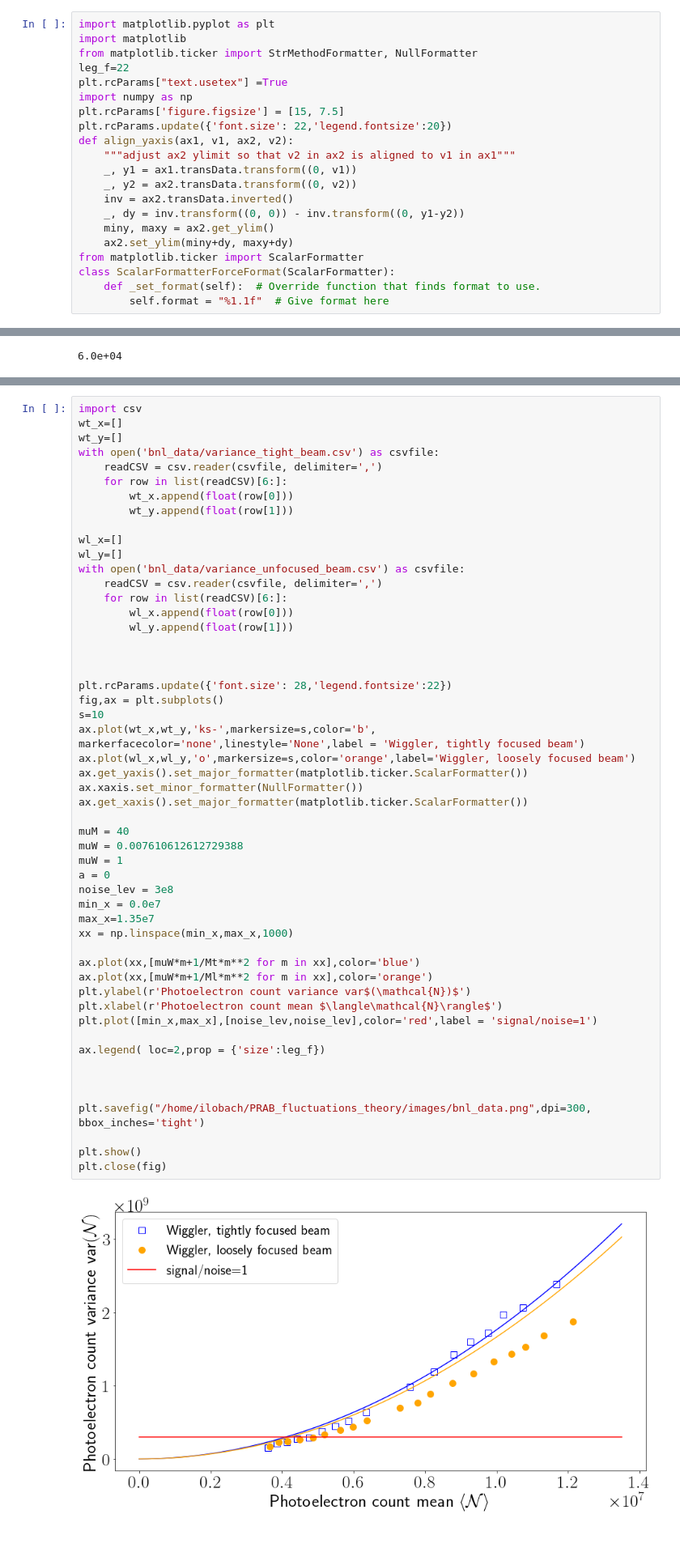
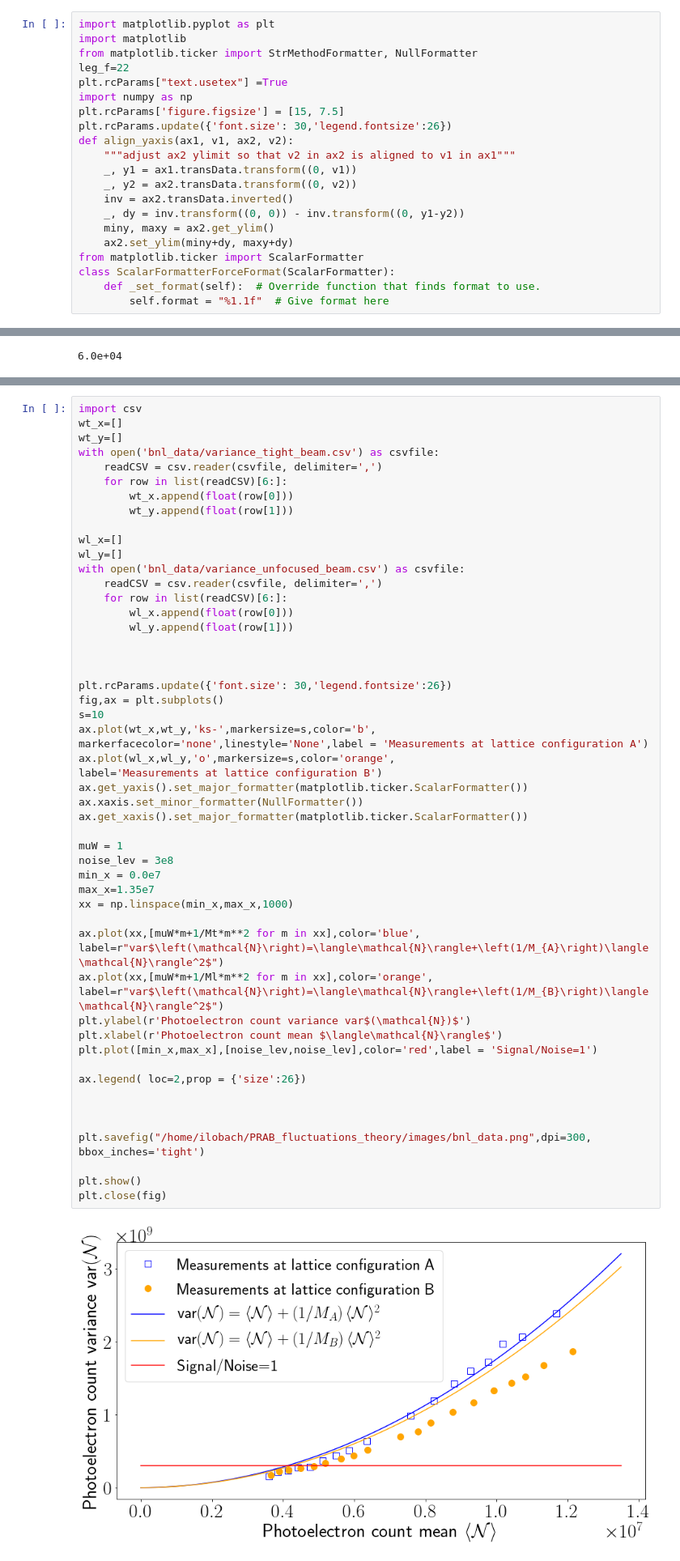
Before and after one commit to IharLobach/fur, a Jupyter notebook: shifts/for_paper/M_calculation_BNL.ipynb, the cells around one changed output, grey strips where cells are left out. Shown at 81% size. Saved outputs shown, nothing was run; the diff lists cells and outputs as text; blank space fills up the shorter version.

```diff
--- a/shifts/for_paper/M_calculation_BNL.ipynb
+++ b/shifts/for_paper/M_calculation_BNL.ipynb
@@ -6,7 +6,7 @@ leg_f=22
 plt.rcParams["text.usetex"] =True
 import numpy as np
 plt.rcParams['figure.figsize'] = [15, 7.5]
-plt.rcParams.update({'font.size': 22,'legend.fontsize':20})
+plt.rcParams.update({'font.size': 30,'legend.fontsize':26})
 def align_yaxis(ax1, v1, ax2, v2):
     """adjust ax2 ylimit so that v2 in ax2 is aligned to v1 in ax1"""
     _, y1 = ax1.transData.transform((0, v1))
@@ -142,41 +141,41 @@ with open('bnl_data/variance_unfocused_beam.csv') as csvfile:
     readCSV = csv.reader(csvfile, delimiter=',')
     for row in list(readCSV)[6:]:
         wl_x.append(float(row[0]))
         wl_y.append(float(row[1]))
 
 
 
-plt.rcParams.update({'font.size': 28,'legend.fontsize':22})
+plt.rcParams.update({'font.size': 30,'legend.fontsize':26})
 fig,ax = plt.subplots()
 s=10
-ax.plot(wt_x,wt_y,'ks-',markersize=s,color='b', markerfacecolor='none',linestyle='None',label = 'Wiggler, tightly focused beam')
-ax.plot(wl_x,wl_y,'o',markersize=s,color='orange',label='Wiggler, loosely focused beam')
+ax.plot(wt_x,wt_y,'ks-',markersize=s,color='b', markerfacecolor='none',linestyle='None',label = 'Measurements at lattice configuration A')
+ax.plot(wl_x,wl_y,'o',markersize=s,color='orange',
+label='Measurements at lattice configuration B')
 ax.get_yaxis().set_major_formatter(matplotlib.ticker.ScalarFormatter())
 ax.xaxis.set_minor_formatter(NullFormatter())
 ax.get_xaxis().set_major_formatter(matplotlib.ticker.ScalarFormatter())
 
-muM = 40
-muW = 0.007610612612729388
 muW = 1
-a = 0
 noise_lev = 3e8
 min_x = 0.0e7
 max_x=1.35e7
 xx = np.linspace(min_x,max_x,1000)
 
-ax.plot(xx,[muW*m+1/Mt*m**2 for m in xx],color='blue')
-ax.plot(xx,[muW*m+1/Ml*m**2 for m in xx],color='orange')
+ax.plot(xx,[muW*m+1/Mt*m**2 for m in xx],color='blue',
+label=r"var$\left(\mathcal{N}\right)=\langle\mathcal{N}\rangle+\left(1/M_{A}\right)\langle\mathcal{N}\rangle^2$")
+ax.plot(xx,[muW*m+1/Ml*m**2 for m in xx],color='orange',
+label=r"var$\left(\mathcal{N}\right)=\langle\mathcal{N}\rangle+\left(1/M_{B}\right)\langle\mathcal{N}\rangle^2$")
 plt.ylabel(r'Photoelectron count variance var$(\mathcal{N})$')
 plt.xlabel(r'Photoelectron count mean $\langle\mathcal{N}\rangle$')
-plt.plot([min_x,max_x],[noise_lev,noise_lev],color='red',label = 'signal/noise=1')
+plt.plot([min_x,max_x],[noise_lev,noise_lev],color='red',label = 'Signal/Noise=1')
 
-ax.legend( loc=2,prop = {'size':leg_f})
+ax.legend( loc=2,prop = {'size':26})
 
 
 
 plt.savefig("/home/ilobach/PRAB_fluctuations_theory/images/bnl_data.png",dpi=300, bbox_inches='tight')
 
 plt.show()
 plt.close(fig)
 # %% [output]
-[figure, old version]
+[figure, new version]
```
Also changed, not shown: parts of 2 cells of this notebook, 1 other file.
